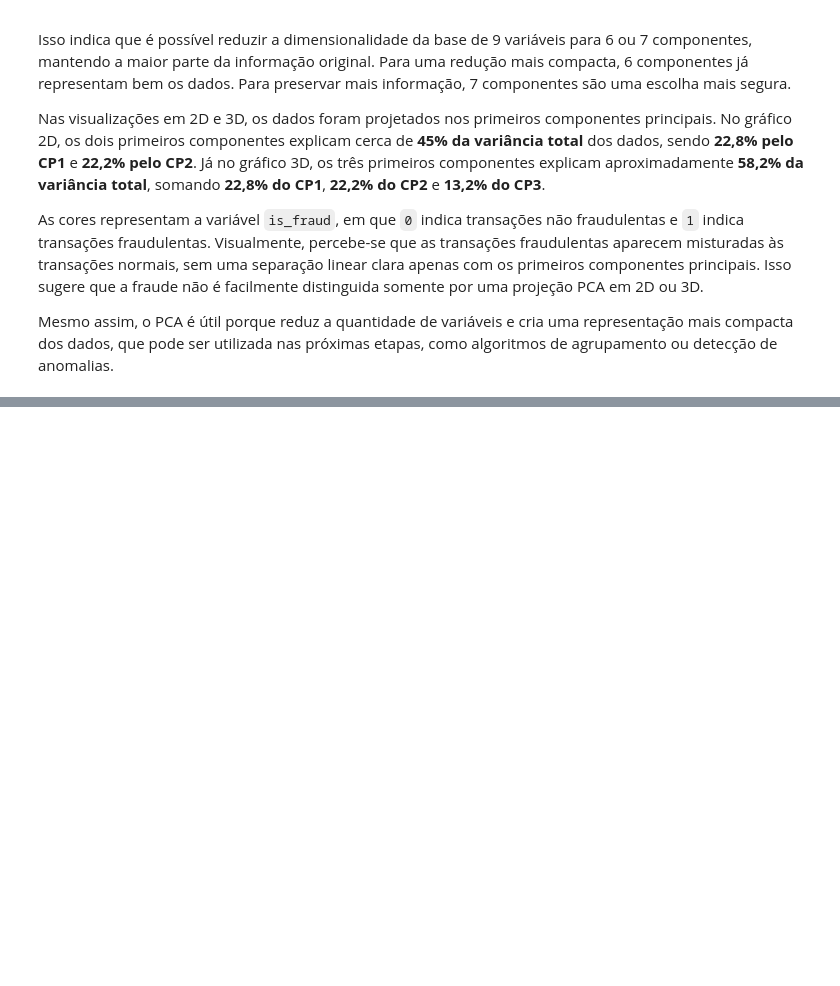
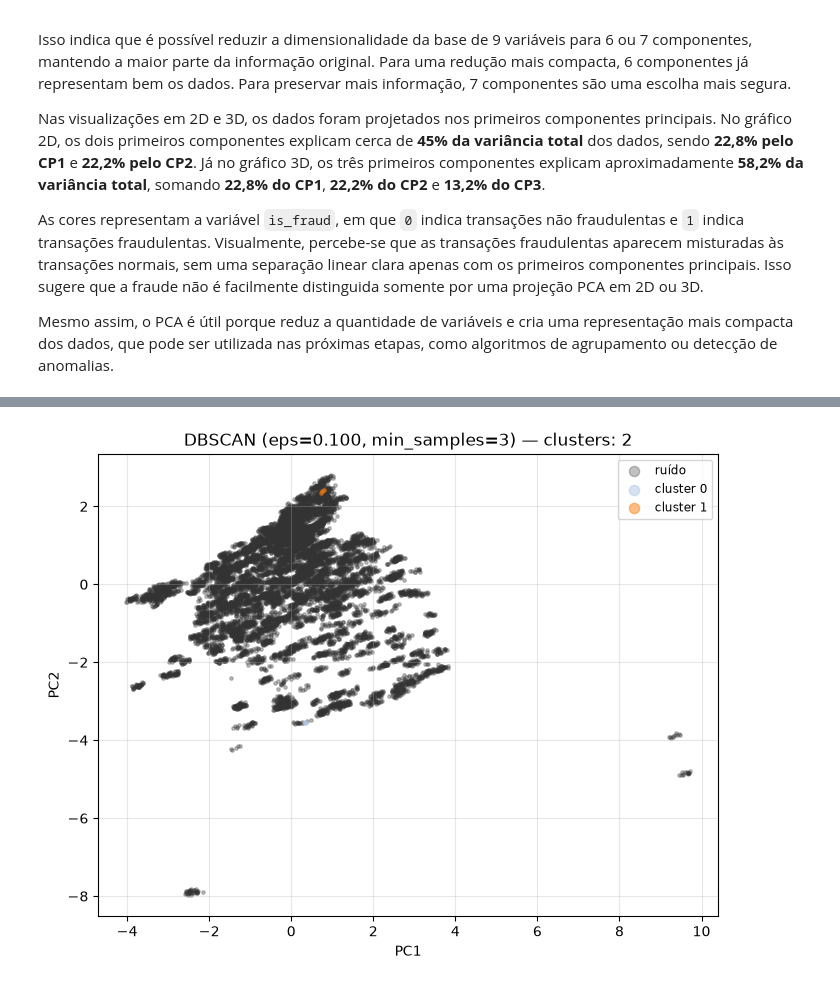
Before and after one commit to Gsdvl/unsupervised_learning_IMD3003-, a Jupyter notebook: notebook.ipynb, the cells around one changed output, grey strips where cells are left out. Drawn from its saved outputs; the diff is of its cells as text; code cells hidden in the pictures; blank space fills up the shorter version.

```diff
--- a/notebook.ipynb
+++ b/notebook.ipynb
@@ -372,0 +461,90 @@ Mesmo assim, o PCA é útil porque reduz a quantidade de variáveis e cria uma r
+# %%
+# Três amostragens aleatórias de 1% dos dados para agilizar o DBSCAN
+rng_dbscan = np.random.default_rng(42)
+size_amostra = max(100, int(len(X_pca_90) * 0.01))
+indices_amostras = [
+    rng_dbscan.choice(len(X_pca_90), size=size_amostra, replace=False)
+    for _ in range(3)
+]
+X_pca_90_amostras = [X_pca_90[idx] for idx in indices_amostras]
+
+# set dos parâmetros
+eps_values = np.linspace(0.05, 1.5, 30)
+min_samples_values = range(3, 11)
+
+best_score = -1
+best_params = None
+best_labels = None
+best_sample_indices = None # Rastreia os índices da amostra vencedora
+best_X_sample = None # Rastreia os dados exatos da amostra vencedora para o plot
+results = []
+
+for sample_idx, X_sample in enumerate(X_pca_90_amostras, start=1):
+    print(f'\nExecutando DBSCAN na amostra {sample_idx}/3 (1%)...')
+    for eps in eps_values:
+        for ms in min_samples_values:
+            db = DBSCAN(eps=eps, min_samples=ms, metric='euclidean', n_jobs=-1)
+            lab = db.fit_predict(X_sample)
+            mask = lab != -1
+            n_clusters = len(set(lab[mask])) if mask.any() else 0
+            noise_ratio = (lab == -1).sum() / len(lab)
+            if n_clusters <= 1:
+                results.append({'sample': sample_idx, 'eps': float(eps), 'min_samples': int(ms), 'n_clusters': int(n_clusters), 'noise_ratio': float(noise_ratio), 'silhouette': None})
+                continue
+            try:
+                score = silhouette_score(X_sample[mask], lab[mask])
+            except Exception:
+                score = None
+            results.append({'sample': sample_idx, 'eps': float(eps), 'min_samples': int(ms), 'n_clusters': int(n_clusters), 'noise_ratio': float(noise_ratio), 'silhouette': score})
+            if score is not None and score > best_score:
+                best_score = score
+                best_params = (float(eps), int(ms))
+                best_labels = lab.copy()
+                best_sample_indices = indices_amostras[sample_idx - 1] # Salva qual foi a amostra
+                best_X_sample = X_sample.copy() # Salva os dados para o gráfico
+
+if best_params is None:
+    print('Nenhuma configuração válida de DBSCAN encontrou mais de um cluster. Considere ajustar os intervalos de busca.')
+else:
+    beps, bms = best_params
+    print(f'\nMelhor DBSCAN (3 amostras aleatórias de 1%): eps={beps:.4f}, min_samples={bms}, silhouette={best_score:.4f}')
+    n_clusters_best = len(set(best_labels)) - (1 if -1 in best_labels else 0)
+    noise_best = (best_labels == -1).sum()
+    print(f'Clusters encontrados (excl. ruído): {n_clusters_best}, pontos rotulados como ruído: {noise_best}')
+
+    # Plot DBSCAN result (usando primeiros 2 componentes do PCA)
+    plt.figure(figsize=(8, 6))
+    if best_labels is not None:
+        unique_labels = sorted(set(best_labels))
+        colors = [plt.cm.tab20(i % 20) for i in range(len(unique_labels))]
+        for lab_val, col in zip(unique_labels, colors):
+            mask_lab = best_labels == lab_val
+            if lab_val == -1:
+                # Usando best_X_sample em vez do último X_sample do loop
+                plt.scatter(best_X_sample[mask_lab, 0], best_X_sample[mask_lab, 1], c=[(0.2, 0.2, 0.2)], alpha=0.3, s=6, label='ruído')
+            else:
+                plt.scatter(best_X_sample[mask_lab, 0], best_X_sample[mask_lab, 1], c=[col], alpha=0.5, s=6, label=f'cluster {lab_val}')
+        plt.title(f'DBSCAN (eps={beps:.3f}, min_samples={bms}) — clusters: {n_clusters_best}')
+        plt.xlabel('PC1')
+        plt.ylabel('PC2')
+        plt.legend(markerscale=3, fontsize='small')
+        plt.grid(True, alpha=0.3)
+        plt.show()
+
+    # Salva rótulos em um DataFrame específico da amostra vencedora
+    if 'df_pca_2d' in globals() and best_labels is not None:
+        # Filtra o dataframe principal para ter apenas as linhas que foram testadas
+        df_pca_2d_amostra = df_pca_2d.iloc[best_sample_indices].copy()
+
+        # Agora a atribuição funciona pois ambos possuem o mesmo tamanho
+        df_pca_2d_amostra['dbscan_label'] = best_labels
+        print(f"\nRótulos salvos com sucesso no DataFrame 'df_pca_2d_amostra' ({len(df_pca_2d_amostra)} linhas).")
+
+# Registro sumarizado das melhores combinações
+results_df = pd.DataFrame(results)
+# mostra top 5 por silhouette
+if not results_df.empty:
+    top5 = results_df.dropna(subset=['silhouette']).sort_values('silhouette', ascending=False).head(5)
+    print('\nTop 5 configurações DBSCAN por silhouette (se disponíveis):')
+    print(top5[['sample','eps','min_samples','n_clusters','noise_ratio','silhouette']])
+# %% [output]
@@ -372,0 +559 @@ Mesmo assim, o PCA é útil porque reduz a quantidade de variáveis e cria uma r
+[figure, added]
```
Also changed, not shown: parts of 13 cells of this notebook.
